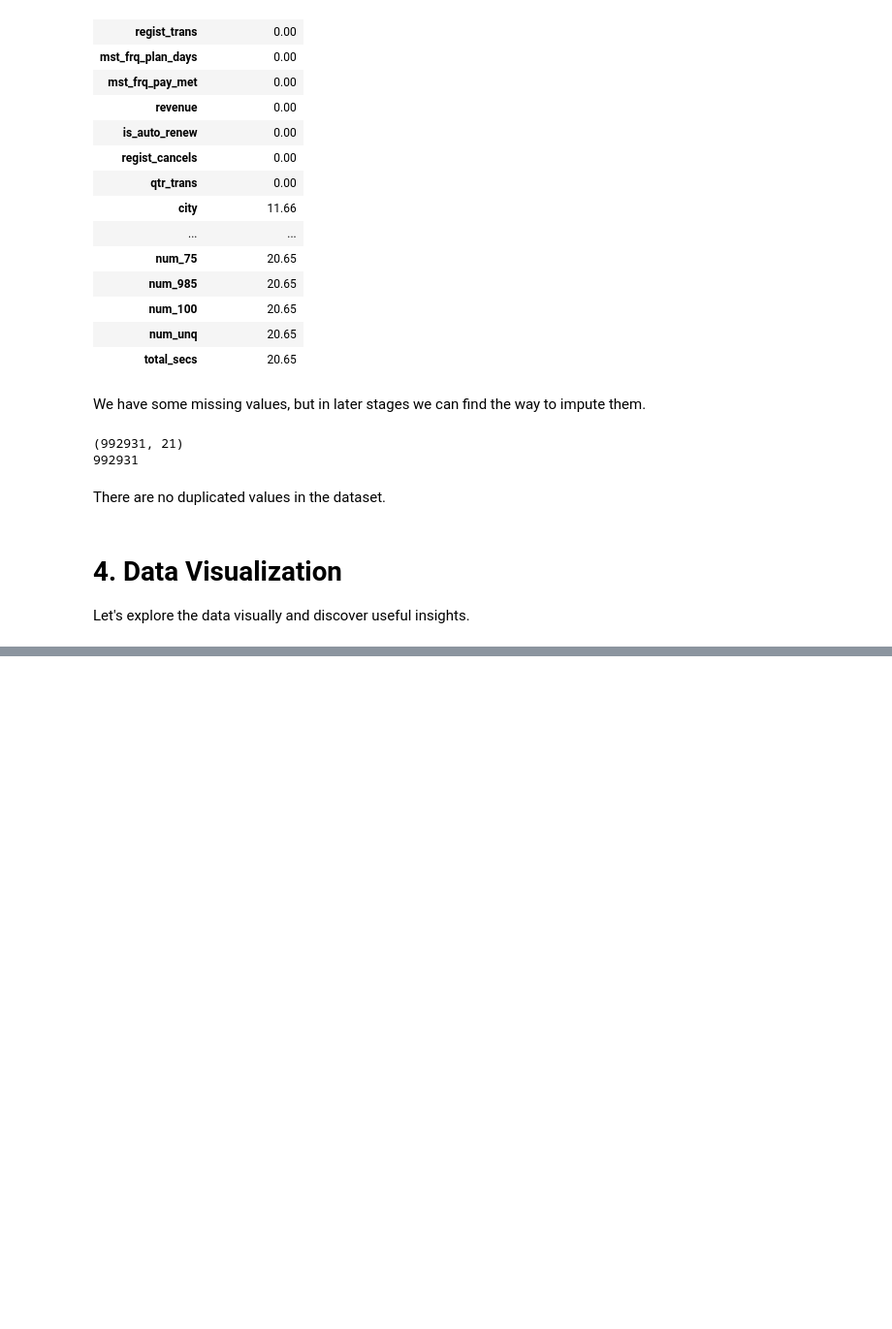
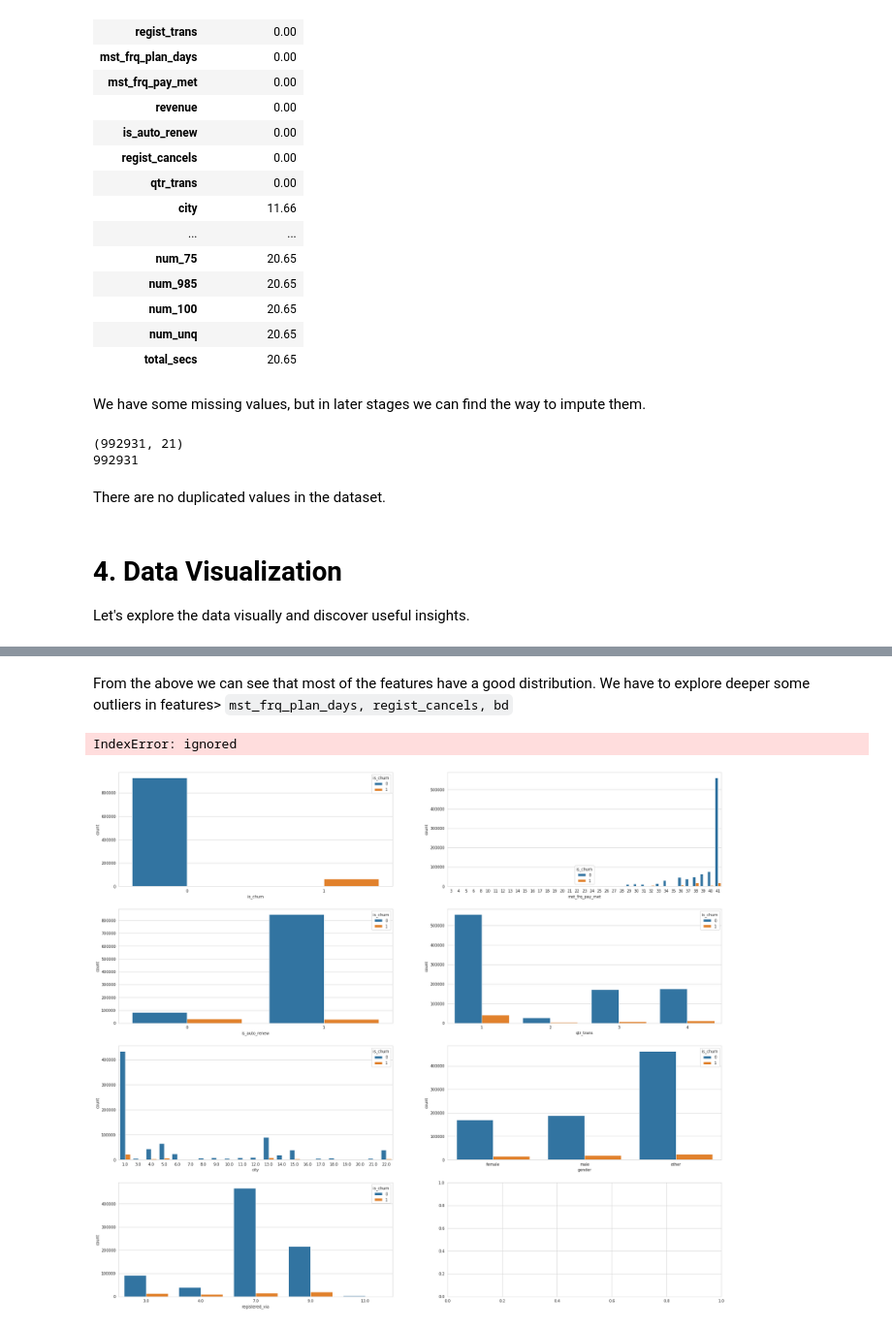
Before and after one commit to jsroa15/KKBOX, a Jupyter notebook: merged_data.ipynb, the cells around one changed output, grey strips where cells are left out. Shown at 97% size. Cells and saved outputs as stored; diff of their text form; code cells hidden in the pictures; blank space fills up the shorter version.

````diff
--- a/merged_data.ipynb
+++ b/merged_data.ipynb
@@ -117,0 +171,33 @@ Let's explore the data visually and discover useful insights.
+# %% [markdown]
+From the above we can see that most of the features have a good distribution. We have to explore deeper some outliers in features> ```mst_frq_plan_days, regist_cancels, bd```
+# %%
+def plotting_categorical(data,rows,cols,hue,x_list,size):
+  '''Plot categorical data in subplots using Seaborn
+  Parameters
+  --------------
+    data:Data frame with data
+    rows:Number of rows in subplot
+    cols:Number of columns in subplot
+    hue:Feature to distinguish in the plot
+    x_list:List with features names
+    size:Tupple with size of plot
+
+  '''
+
+  sns.set_style("whitegrid")
+
+
+  pos=0
+  f, axes = plt.subplots(nrows=rows, ncols=cols,figsize=size)
+  for i in range(0,rows):
+    for j in range(0,cols):
+
+      sns.countplot(ax=axes[i,j],x=x_list[pos],hue=hue,data=data)
+      pos+=1
+
+  return(plt.show())
+# %%
+plotting_categorical(df,4,2,hue='is_churn',x_list=categorical,size=(28,25))
+# %% [output]
+IndexError: ignored
+[figure, added]
````
Also changed, not shown: parts of 5 cells of this notebook.
